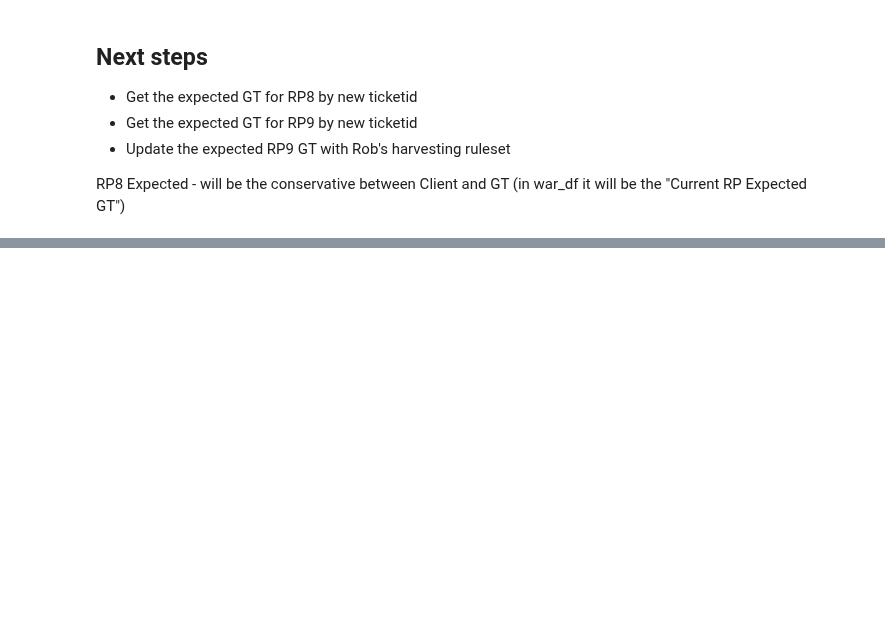
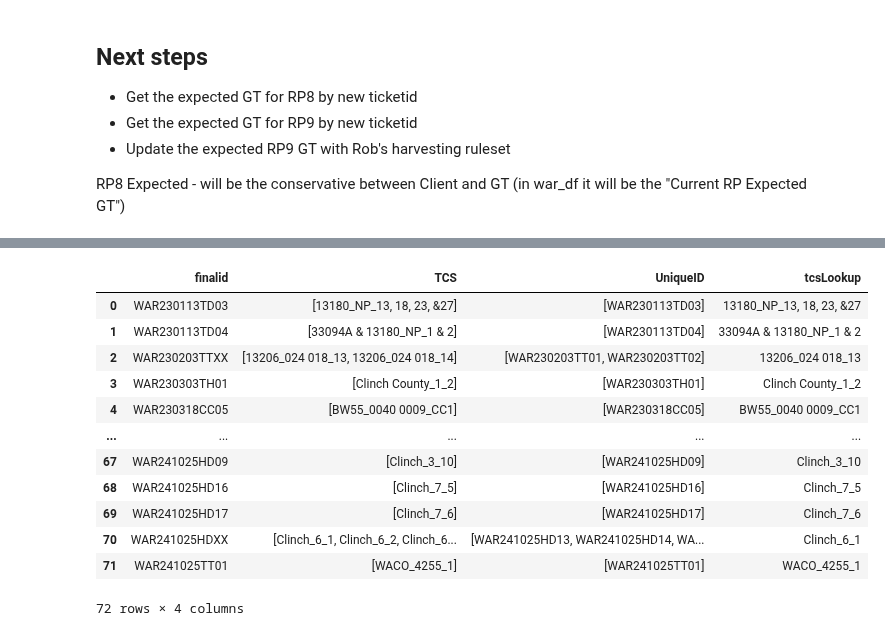
Before and after one commit to BilyBrown/sqlite3-tutorial, a Jupyter notebook: create_war_tables_01.ipynb, the cells around one changed output, grey strips where cells are left out. Drawn from its saved outputs; the diff is of its cells as text; code cells hidden in the pictures; blank space fills up the shorter version.

```diff
--- a/create_war_tables_01.ipynb
+++ b/create_war_tables_01.ipynb
@@ -479,0 +524,18 @@ new_tcs_intake
+# %%
+new_ticket_df['tcsLookup'] = new_ticket_df['TCS'].apply(lambda x: x[0])
+# %%
+new_ticket_df
+# %% [output]
+|  | finalid | TCS | UniqueID | tcsLookup |
+| 0 | WAR230113TD03 | [13180_NP_13, 18, 23, &27] | [WAR230113TD03] | 13180_NP_13, 18, 23, &27 |
+| 1 | WAR230113TD04 | [33094A & 13180_NP_1 & 2] | [WAR230113TD04] | 33094A & 13180_NP_1 & 2 |
+| 2 | WAR230203TTXX | [13206_024 018_13, 13206_024 018_14] | [WAR230203TT01, WAR230203TT02] | 13206_024 018_13 |
+| 3 | WAR230303TH01 | [Clinch County_1_2] | [WAR230303TH01] | Clinch County_1_2 |
+| 4 | WAR230318CC05 | [BW55_0040 0009_CC1] | [WAR230318CC05] | BW55_0040 0009_CC1 |
+| ... | ... | ... | ... | ... |
+| 67 | WAR241025HD09 | [Clinch_3_10] | [WAR241025HD09] | Clinch_3_10 |
+| 68 | WAR241025HD16 | [Clinch_7_5] | [WAR241025HD16] | Clinch_7_5 |
+| 69 | WAR241025HD17 | [Clinch_7_6] | [WAR241025HD17] | Clinch_7_6 |
+| 70 | WAR241025HDXX | [Clinch_6_1, Clinch_6_2, Clinch_6... | [WAR241025HD13, WAR241025HD14, WA... | Clinch_6_1 |
+| 71 | WAR241025TT01 | [WACO_4255_1] | [WAR241025TT01] | WACO_4255_1 |
+72 rows × 4 columns
```
Also changed, not shown: parts of 23 cells of this notebook.
